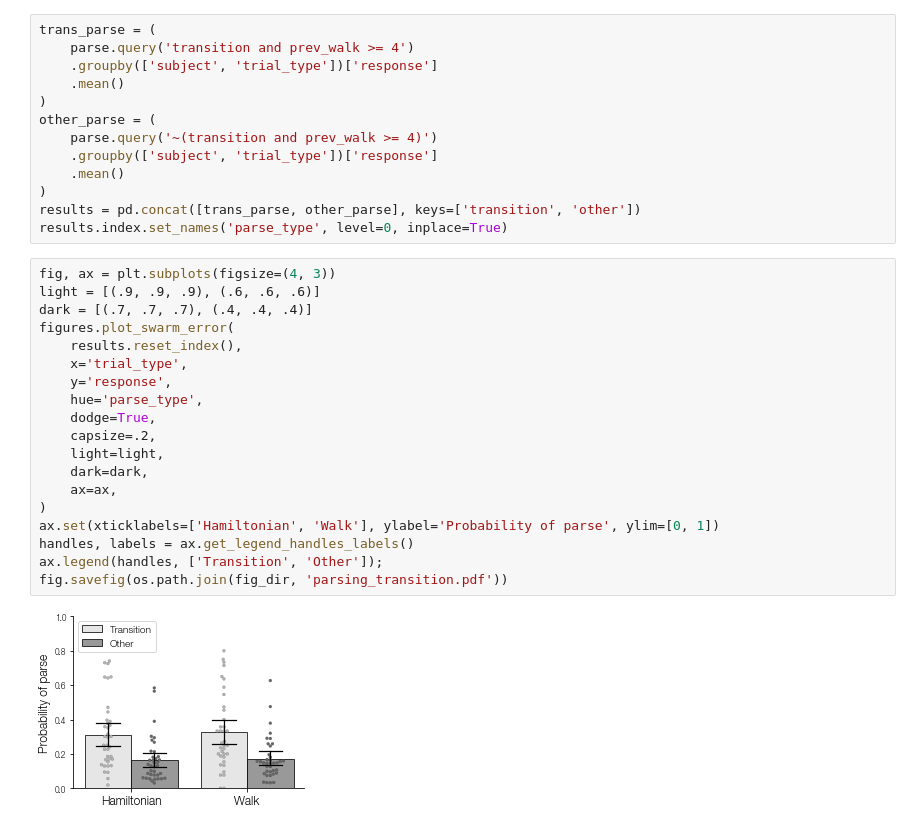
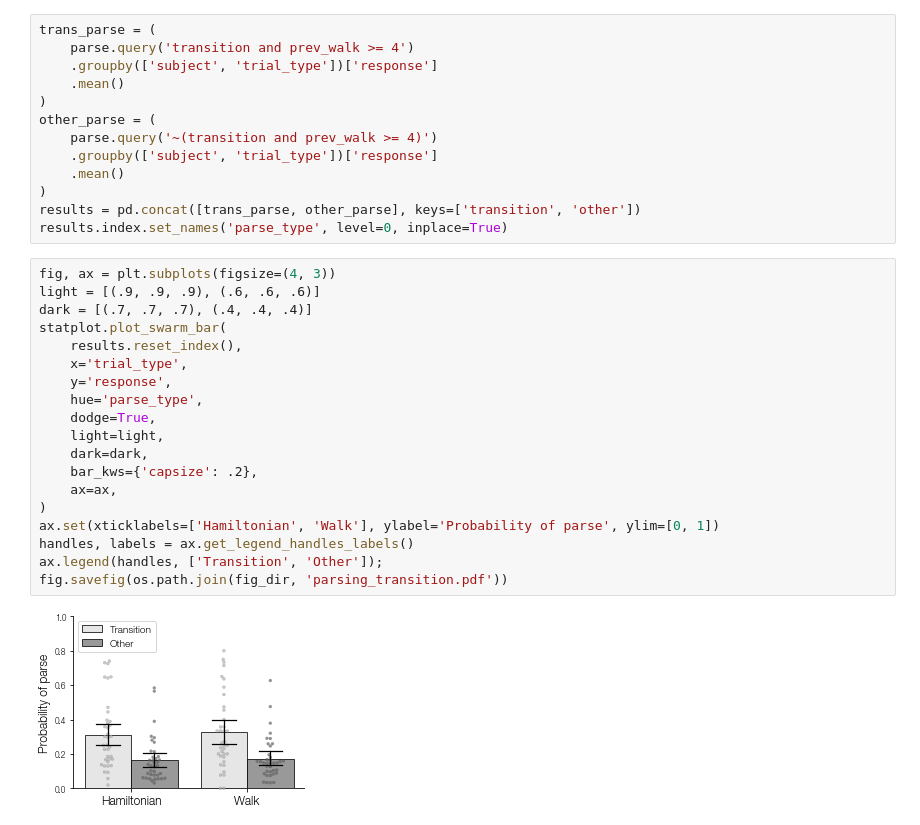
Before and after one commit to prestonlab/tesser, a Jupyter notebook: jupyter/plot_parse.ipynb, the cells around one changed output. Drawn from its saved outputs; the diff is of its cells as text.

```diff
--- a/jupyter/plot_parse.ipynb
+++ b/jupyter/plot_parse.ipynb
@@ -47,24 +47,24 @@ results.index.set_names('parse_type', level=0, inplace=True)
 # %%
 fig, ax = plt.subplots(figsize=(4, 3))
 light = [(.9, .9, .9), (.6, .6, .6)]
 dark = [(.7, .7, .7), (.4, .4, .4)]
-figures.plot_swarm_error(
+statplot.plot_swarm_bar(
     results.reset_index(),
     x='trial_type',
     y='response',
     hue='parse_type',
     dodge=True,
-    capsize=.2,
     light=light,
     dark=dark,
+    bar_kws={'capsize': .2},
     ax=ax,
 )
 ax.set(xticklabels=['Hamiltonian', 'Walk'], ylabel='Probability of parse', ylim=[0, 1])
 handles, labels = ax.get_legend_handles_labels()
 ax.legend(handles, ['Transition', 'Other']);
 fig.savefig(os.path.join(fig_dir, 'parsing_transition.pdf'))
 # %% [output]
-[figure, old version]
+[figure, new version]
 # %%
 %load_ext watermark
 %watermark -v -iv
```
Also changed, not shown: parts of 2 cells of this notebook, 1 other file.
